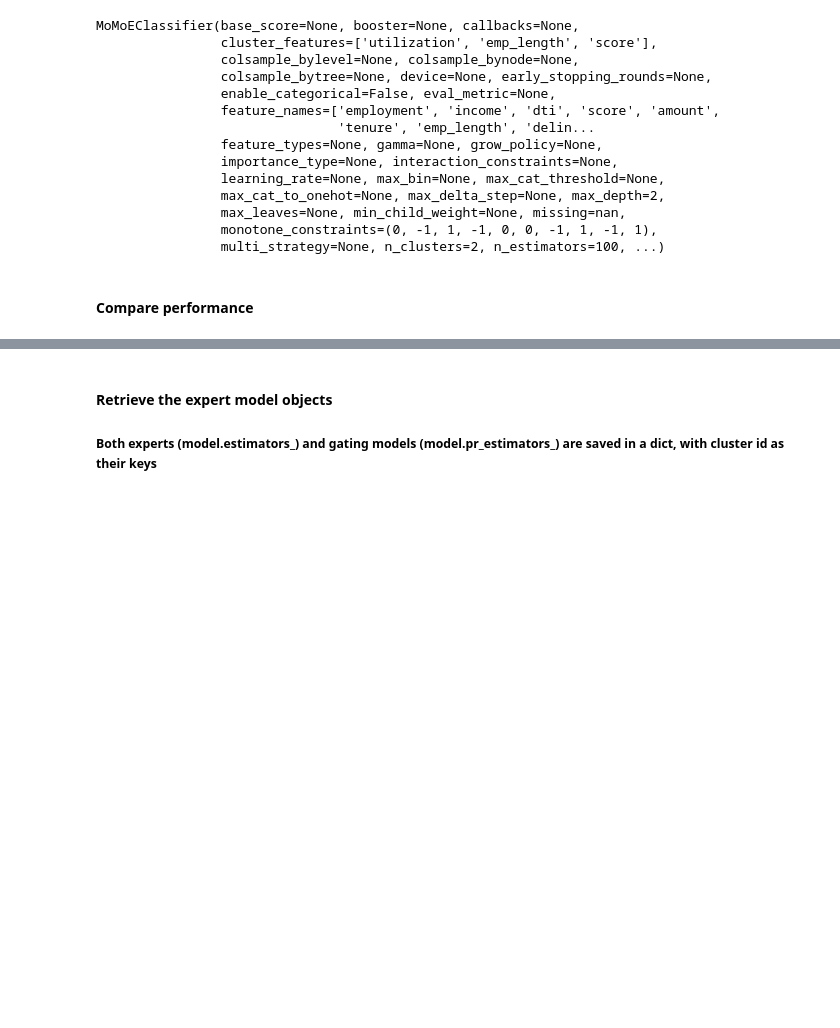
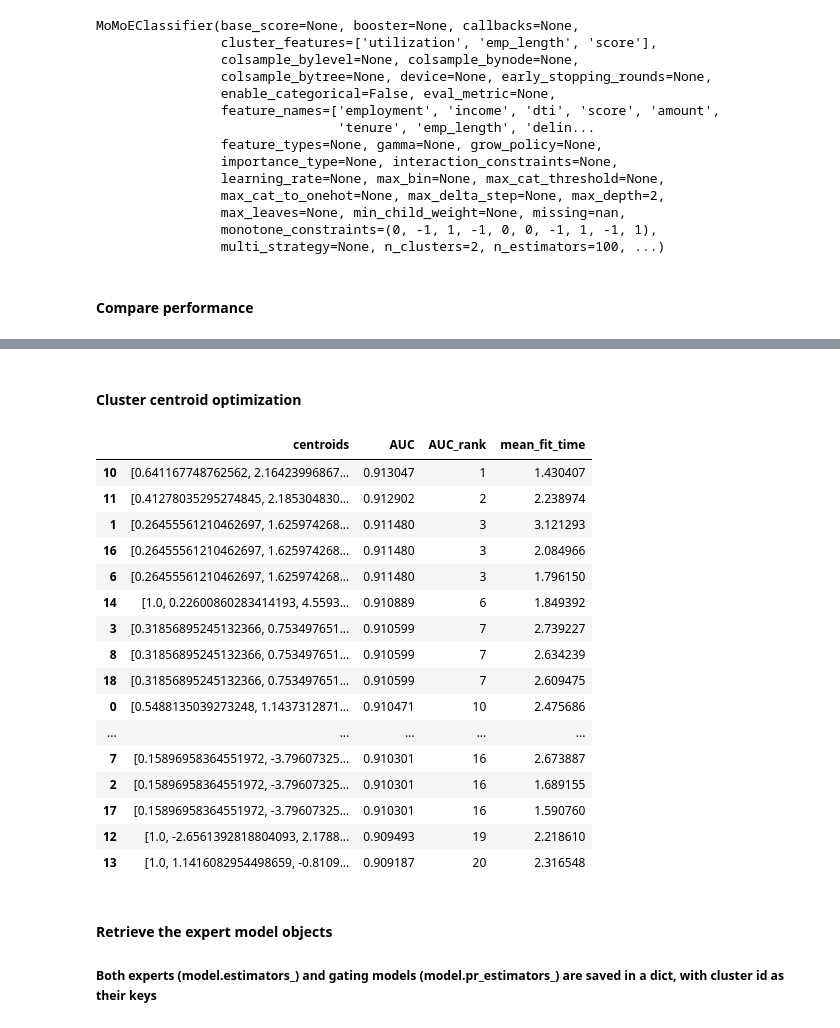
Before and after one commit to asudjianto-xml/UNCC-TAIM-Workshop, a Jupyter notebook: Notebooks/MOE.ipynb, the cells around one changed output, grey strips where cells are left out. Saved outputs shown, nothing was run; the diff lists cells and outputs as text; code cells hidden in the pictures; blank space fills up the shorter version.

```diff
--- a/Notebooks/MOE.ipynb
+++ b/Notebooks/MOE.ipynb
@@ -182,6 +182,41 @@ results.table
 | train | 0.899992 | 0.854875 | 0.576432 | 0.324193 | 0.102397 | 0.903774 | 0.861125 | 0.616500 | 0.313462 | 0.098793 |
 | test | 0.876102 | 0.846000 | 0.538922 | 0.341422 | 0.109051 | 0.869045 | 0.849500 | 0.566906 | 0.346901 | 0.111543 |
 | GAP | -0.023890 | -0.008875 | -0.037510 | 0.017229 | 0.006654 | -0.034730 | -0.011625 | -0.049593 | 0.033438 | 0.012751 |
+# %% [markdown]
+#### Cluster centroid optimization
+# %%
+from modeva.models import ModelTunePSO
+
+n_clusters = 3
+param_bounds = {'centroids': [np.repeat(ds.train_x.min(0).reshape(1, -1), repeats=n_clusters, axis=0).ravel(),
+                                       np.repeat(ds.train_x.max(0).reshape(1, -1), repeats=n_clusters, axis=0).ravel()]
+               }
+model = MoMoEClassifier(n_clusters=n_clusters, max_depth=2, n_estimators = 100)
+hpo = ModelTunePSO(dataset=ds, model=model)
+result = hpo.run(param_bounds=param_bounds,
+                 n_iter=2,
+                 n_particles=5,
+                 metric=("AUC", ),
+                 cv=5)
+result.table
+# %% [output]
+|  | centroids | AUC | AUC_rank | mean_fit_time |
+| 10 | [0.641167748762562, 2.16423996867... | 0.913047 | 1 | 1.430407 |
+| 11 | [0.41278035295274845, 2.185304830... | 0.912902 | 2 | 2.238974 |
+| 1 | [0.26455561210462697, 1.625974268... | 0.911480 | 3 | 3.121293 |
+| 16 | [0.26455561210462697, 1.625974268... | 0.911480 | 3 | 2.084966 |
+| 6 | [0.26455561210462697, 1.625974268... | 0.911480 | 3 | 1.796150 |
+| 14 | [1.0, 0.22600860283414193, 4.5593... | 0.910889 | 6 | 1.849392 |
+| 3 | [0.31856895245132366, 0.753497651... | 0.910599 | 7 | 2.739227 |
+| 8 | [0.31856895245132366, 0.753497651... | 0.910599 | 7 | 2.634239 |
+| 18 | [0.31856895245132366, 0.753497651... | 0.910599 | 7 | 2.609475 |
+| 0 | [0.5488135039273248, 1.1437312871... | 0.910471 | 10 | 2.475686 |
+| ... | ... | ... | ... | ... |
+| 7 | [0.15896958364551972, -3.79607325... | 0.910301 | 16 | 2.673887 |
+| 2 | [0.15896958364551972, -3.79607325... | 0.910301 | 16 | 1.689155 |
+| 17 | [0.15896958364551972, -3.79607325... | 0.910301 | 16 | 1.590760 |
+| 12 | [1.0, -2.6561392818804093, 2.1788... | 0.909493 | 19 | 2.218610 |
+| 13 | [1.0, 1.1416082954498659, -0.8109... | 0.909187 | 20 | 2.316548 |
 # %% [markdown]
 #### Retrieve the expert model objects
 ##### Both experts (model.estimators_) and gating models (model.pr_estimators_) are saved in a dict, with cluster id as their keys
```
Also changed, not shown: 2 other files.
